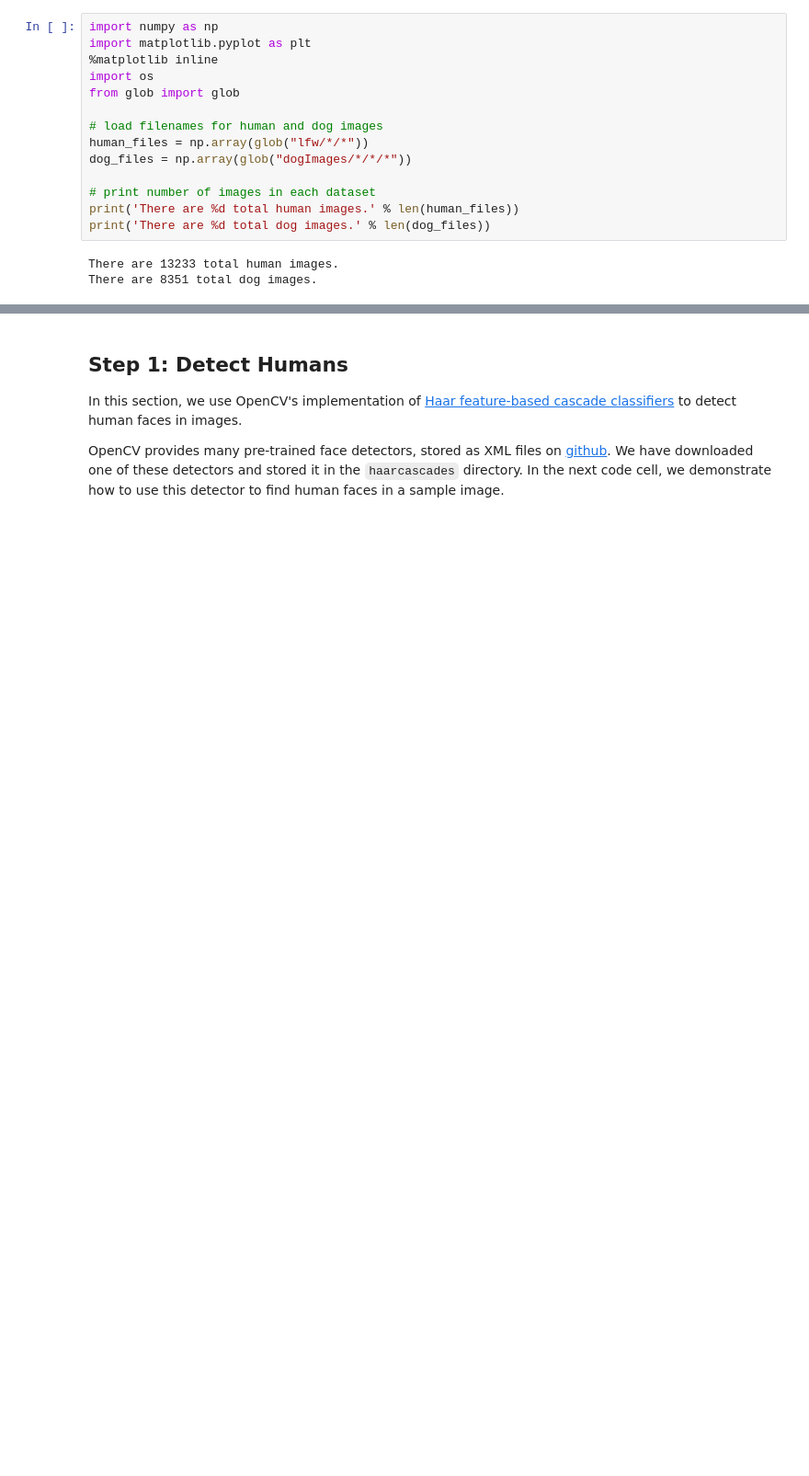
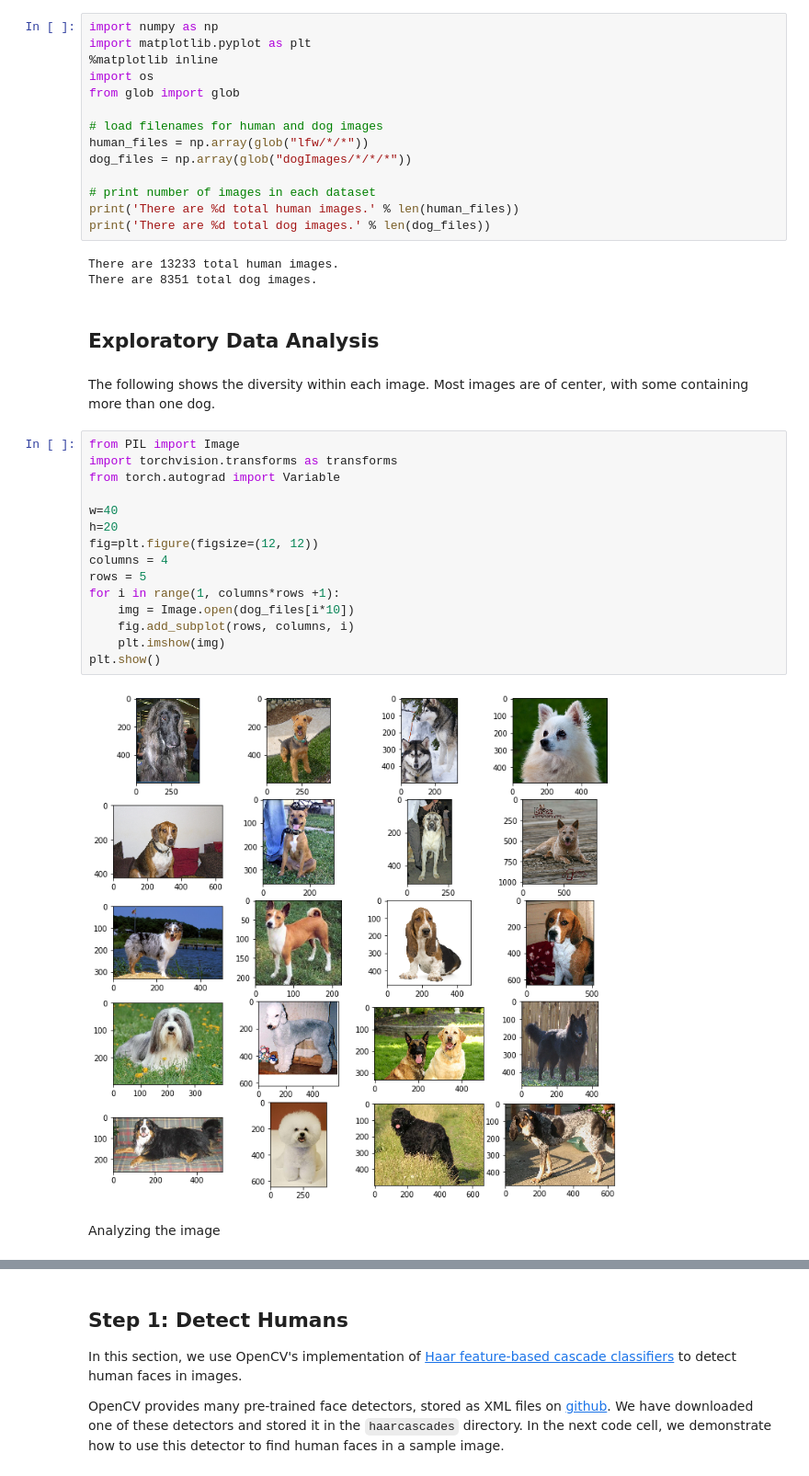
Before and after one commit to radleap/Project_CNN_Dog_Classification, a Jupyter notebook: project_dog_app.ipynb, the cells around one changed output, grey strips where cells are left out. Shown at 92% size. Cells and saved outputs as stored; diff of their text form; blank space fills up the shorter version.

```diff
--- a/project_dog_app.ipynb
+++ b/project_dog_app.ipynb
@@ -71,3 +71,26 @@ print('There are %d total dog images.' % len(dog_files))
 # %% [output]
 There are 13233 total human images.
 There are 8351 total dog images.
+# %% [markdown]
+## Exploratory Data Analysis
+# %% [markdown]
+The following shows the diversity within each image. Most images are of center, with some containing more than one dog.
+# %%
+from PIL import Image
+import torchvision.transforms as transforms
+from torch.autograd import Variable
+
+w=40
+h=20
+fig=plt.figure(figsize=(12, 12))
+columns = 4
+rows = 5
+for i in range(1, columns*rows +1):
+    img = Image.open(dog_files[i*10])
+    fig.add_subplot(rows, columns, i)
+    plt.imshow(img)
+plt.show()
+# %% [output]
+[figure, added]
+# %% [markdown]
+Analyzing the image
```
Also changed, not shown: parts of 34 cells of this notebook, 3 other files.
